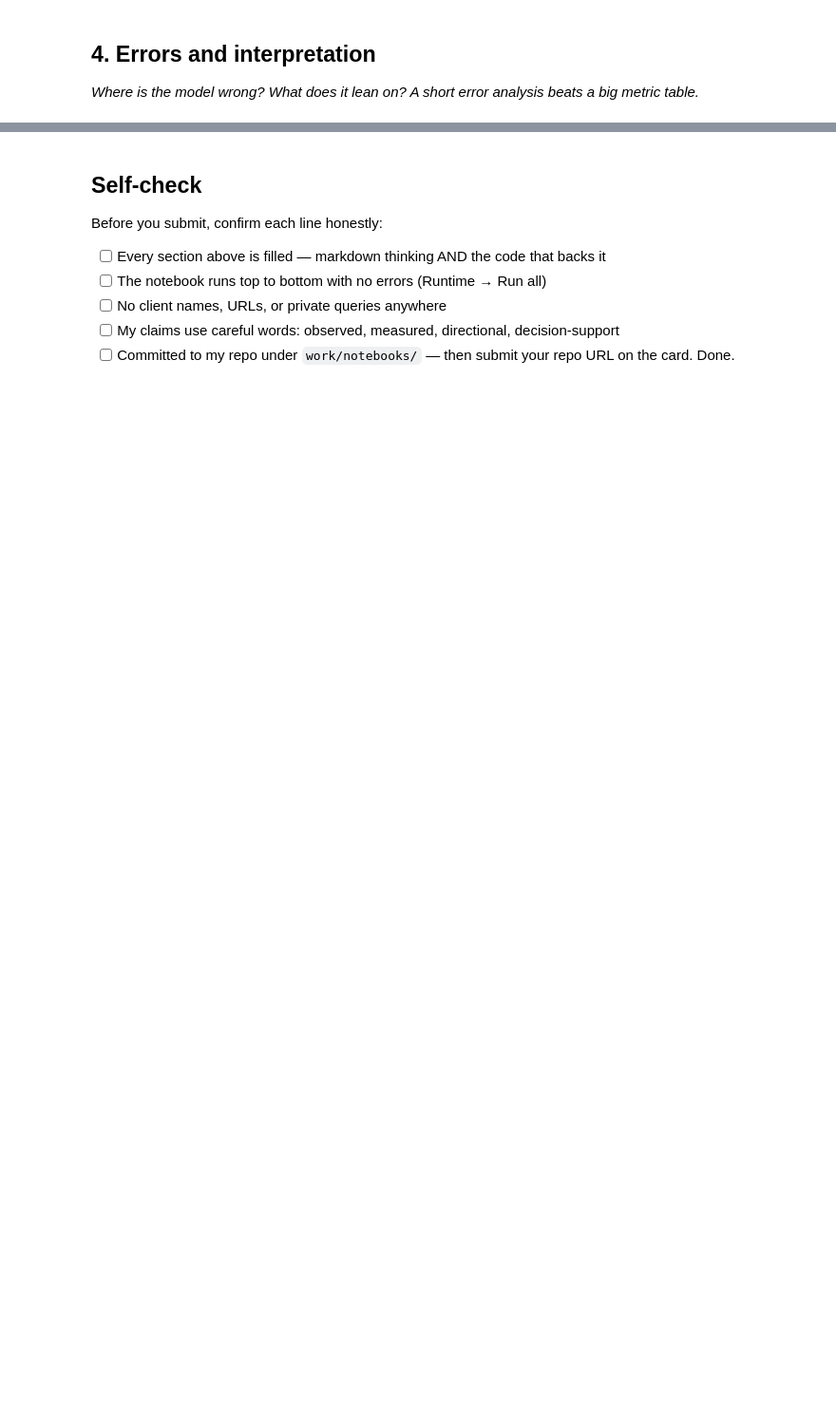
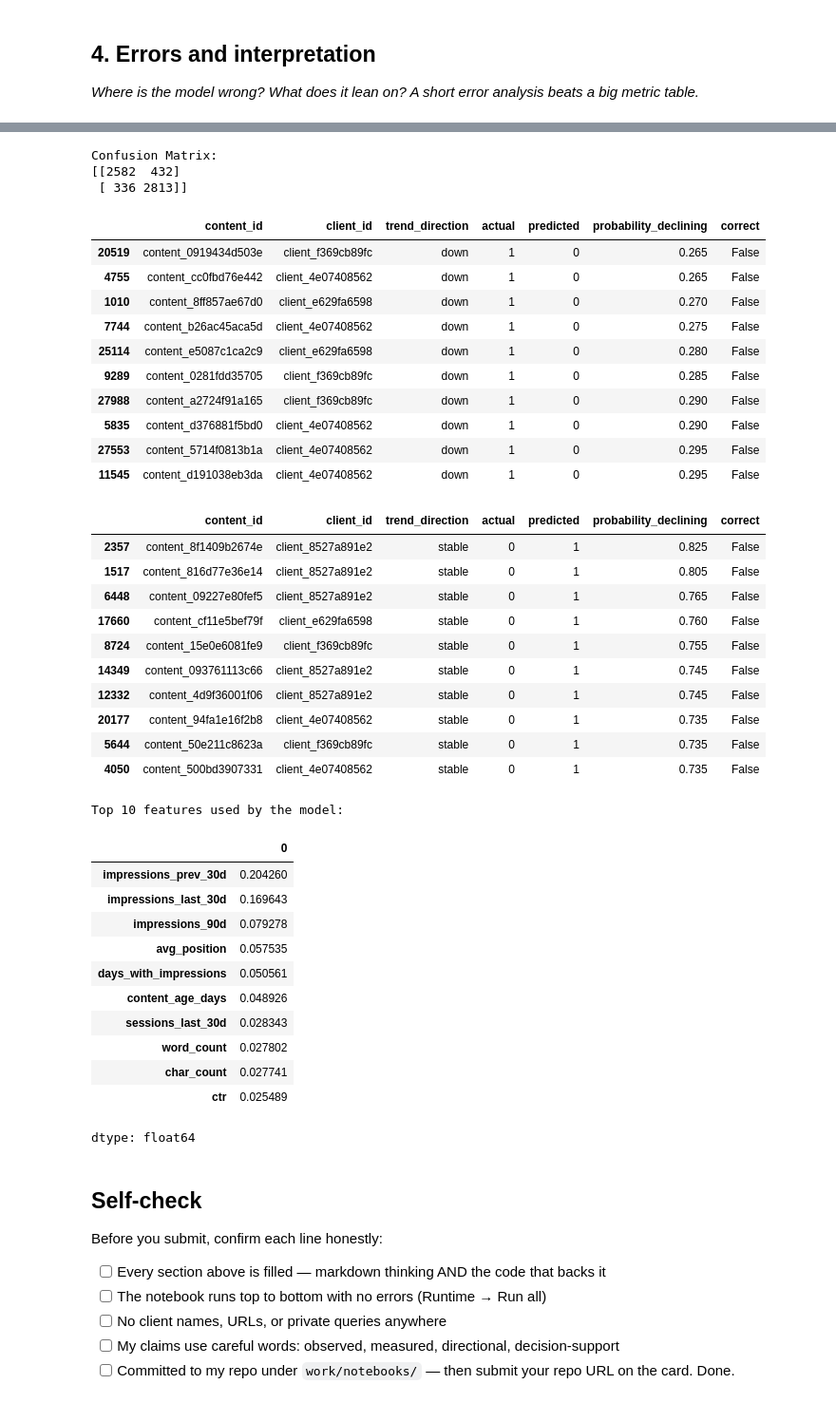
Before and after one commit to Srilaya30/flyrank-ml-internship, a Jupyter notebook: work/notebooks/w05_model.ipynb, the cells around one changed output, grey strips where cells are left out. Shown at 95% size. Saved outputs shown, nothing was run; the diff lists cells and outputs as text; code cells hidden in the pictures; blank space fills up the shorter version.

```diff
--- a/work/notebooks/w05_model.ipynb
+++ b/work/notebooks/w05_model.ipynb
@@ -37,3 +301,68 @@ This skeleton is yours to fill. Work the sections **in order** — each one has
+# %%
+from sklearn.metrics import confusion_matrix
+
+cm = confusion_matrix(y_test, y_pred)
+
+print("Confusion Matrix:")
+print(cm)
+errors["probability_declining"].describe()
+display(
+    errors.sort_values(
+        "probability_declining"
+    ).head(10)
+)
+display(
+    errors.sort_values(
+        "probability_declining",
+        ascending=False
+    ).head(10)
+)
+importance = pd.Series(
+    model.feature_importances_,
+    index=X_train.columns
+).sort_values(ascending=False)
+
+print("Top 10 features used by the model:")
+display(importance.head(10))
+# %% [output]
+Confusion Matrix:
+[[2582  432]
+ [ 336 2813]]
+|  | content_id | client_id | trend_direction | actual | predicted | probability_declining | correct |
+| 20519 | content_0919434d503e | client_f369cb89fc | down | 1 | 0 | 0.265 | False |
+| 4755 | content_cc0fbd76e442 | client_4e07408562 | down | 1 | 0 | 0.265 | False |
+| 1010 | content_8ff857ae67d0 | client_e629fa6598 | down | 1 | 0 | 0.270 | False |
+| 7744 | content_b26ac45aca5d | client_4e07408562 | down | 1 | 0 | 0.275 | False |
+| 25114 | content_e5087c1ca2c9 | client_e629fa6598 | down | 1 | 0 | 0.280 | False |
+| 9289 | content_0281fdd35705 | client_f369cb89fc | down | 1 | 0 | 0.285 | False |
+| 27988 | content_a2724f91a165 | client_f369cb89fc | down | 1 | 0 | 0.290 | False |
+| 5835 | content_d376881f5bd0 | client_4e07408562 | down | 1 | 0 | 0.290 | False |
+| 27553 | content_5714f0813b1a | client_4e07408562 | down | 1 | 0 | 0.295 | False |
+| 11545 | content_d191038eb3da | client_4e07408562 | down | 1 | 0 | 0.295 | False |
+|  | content_id | client_id | trend_direction | actual | predicted | probability_declining | correct |
+| 2357 | content_8f1409b2674e | client_8527a891e2 | stable | 0 | 1 | 0.825 | False |
+| 1517 | content_816d77e36e14 | client_8527a891e2 | stable | 0 | 1 | 0.805 | False |
+| 6448 | content_09227e80fef5 | client_8527a891e2 | stable | 0 | 1 | 0.765 | False |
+| 17660 | content_cf11e5bef79f | client_e629fa6598 | stable | 0 | 1 | 0.760 | False |
+| 8724 | content_15e0e6081fe9 | client_f369cb89fc | stable | 0 | 1 | 0.755 | False |
+| 14349 | content_093761113c66 | client_8527a891e2 | stable | 0 | 1 | 0.745 | False |
+| 12332 | content_4d9f36001f06 | client_8527a891e2 | stable | 0 | 1 | 0.745 | False |
+| 20177 | content_94fa1e16f2b8 | client_4e07408562 | stable | 0 | 1 | 0.735 | False |
+| 5644 | content_50e211c8623a | client_f369cb89fc | stable | 0 | 1 | 0.735 | False |
+| 4050 | content_500bd3907331 | client_4e07408562 | stable | 0 | 1 | 0.735 | False |
+Top 10 features used by the model:
+|  | 0 |
+| impressions_prev_30d | 0.204260 |
+| impressions_last_30d | 0.169643 |
+| impressions_90d | 0.079278 |
+| avg_position | 0.057535 |
+| days_with_impressions | 0.050561 |
+| content_age_days | 0.048926 |
+| sessions_last_30d | 0.028343 |
+| word_count | 0.027802 |
+| char_count | 0.027741 |
+| ctr | 0.025489 |
+dtype: float64
 # %% [markdown]
 ## Self-check
 
```
Also changed, not shown: parts of 13 cells of this notebook.
